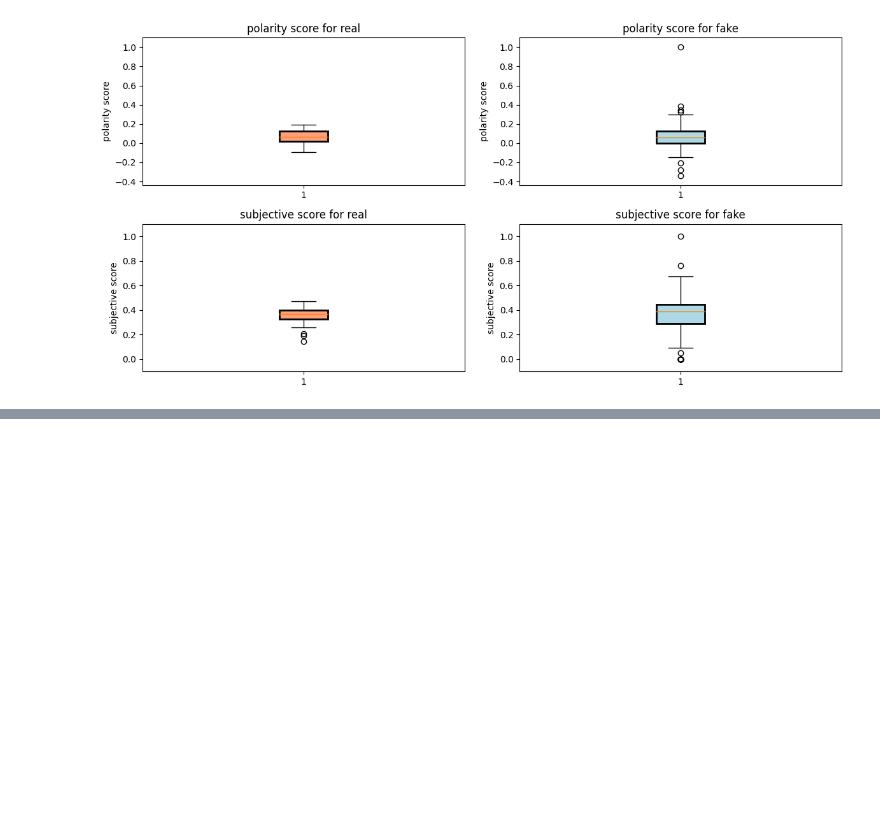
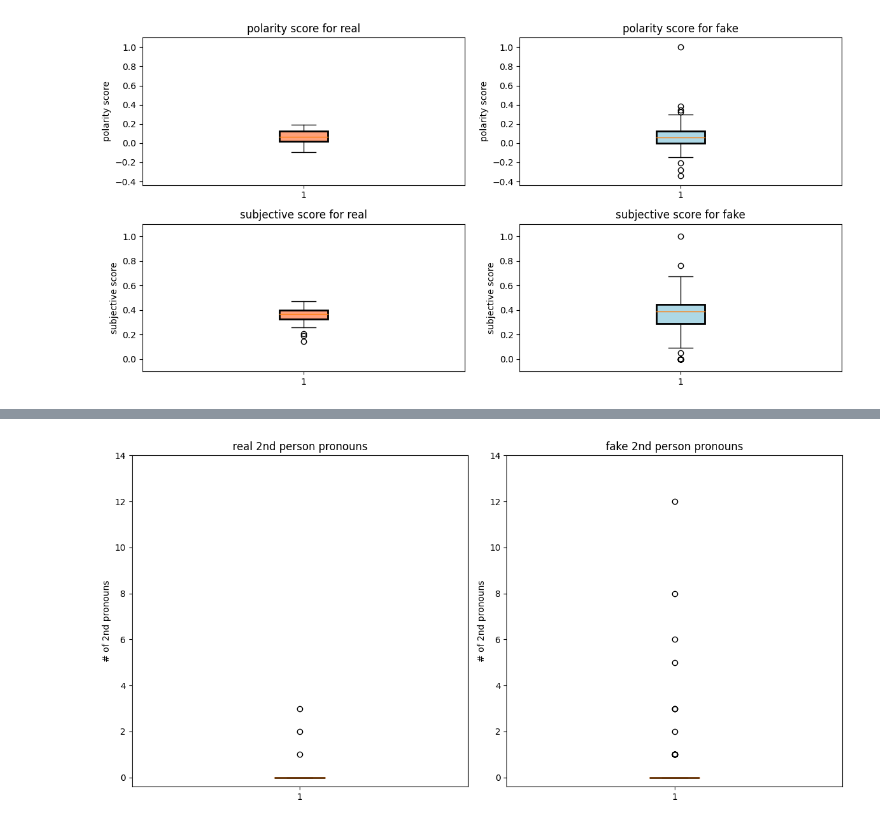
Before and after one commit to henrikdchristensen/DIKU-DS-Exam-FakeNewsDetection, a Jupyter notebook: src/bookhc.ipynb, the cells around one changed output, grey strips where cells are left out. Cells and saved outputs as stored; diff of their text form; code cells hidden in the pictures; blank space fills up the shorter version.

```diff
--- a/src/bookhc.ipynb
+++ b/src/bookhc.ipynb
@@ -39,0 +44,4 @@ Stat.plot_combined_sentence_analysis()
+# %%
+Stat.plot_combined_fake_vs_real_second_person_pronouns()
+# %% [output]
+[figure, added]
```
Also changed, not shown: parts of 8 cells of this notebook, 3 other files.
